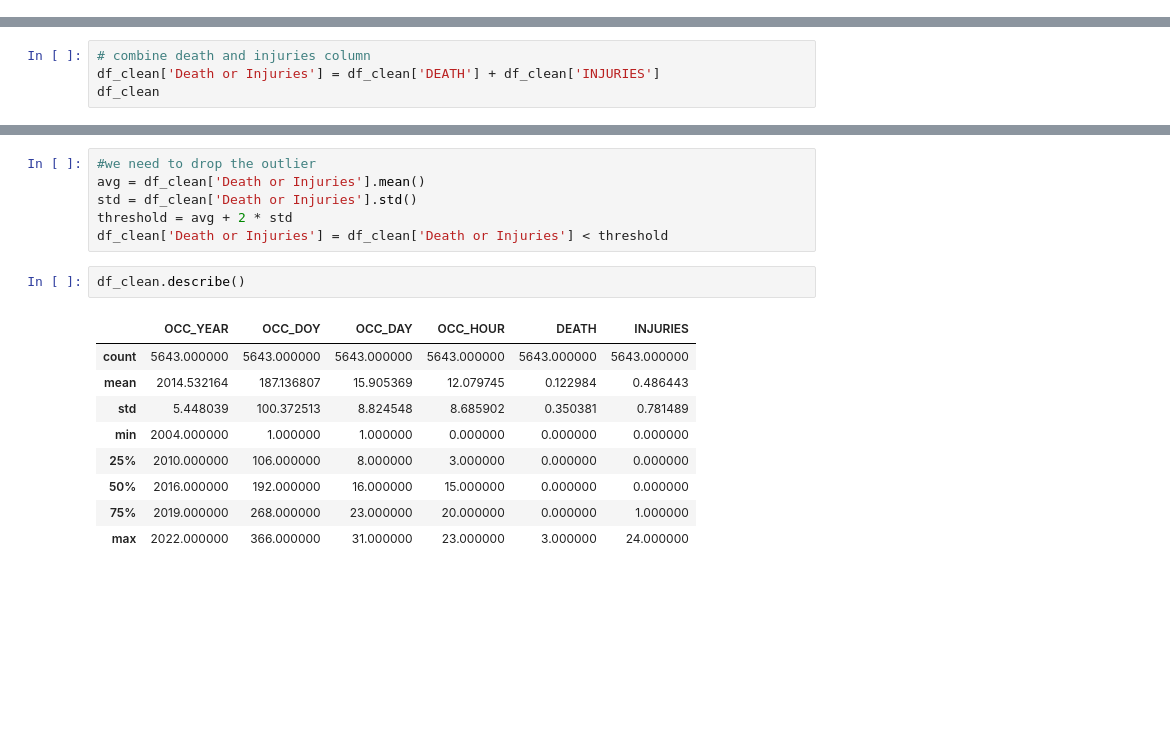
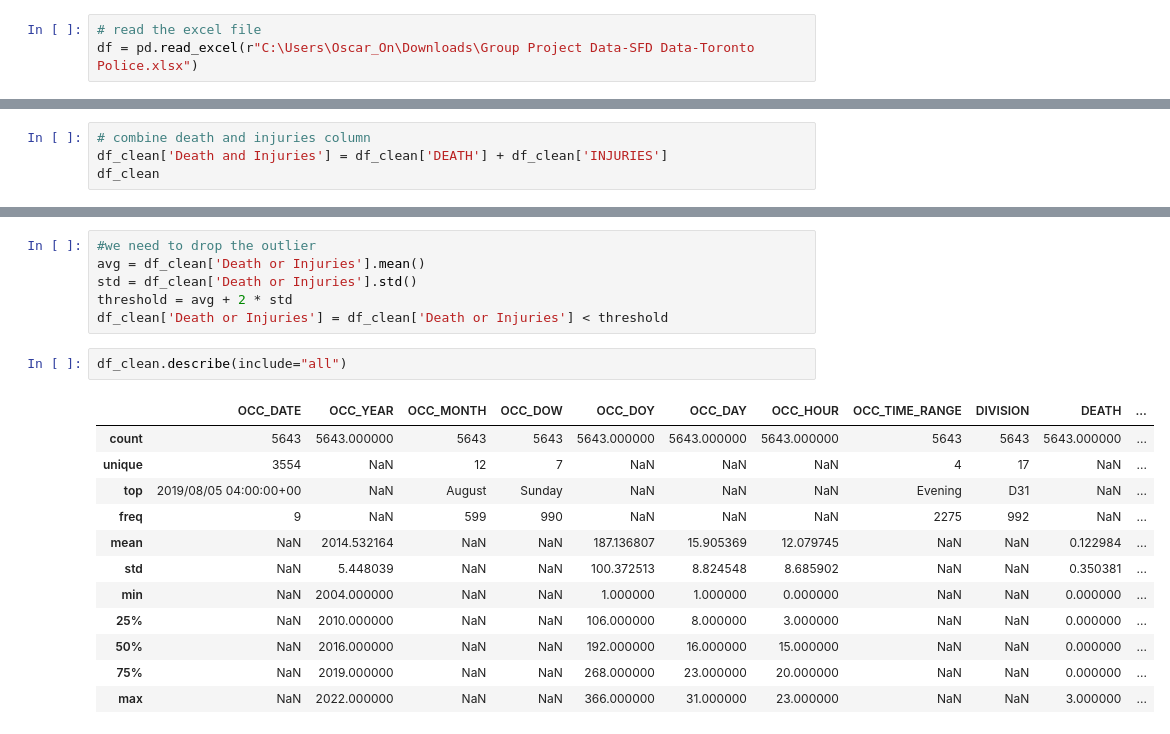
Before and after one commit to kaka5050/MMAI-5000, a Jupyter notebook: Data_cleaning Updated.ipynb, the cells around one changed output, grey strips where cells are left out. Drawn from its saved outputs; the diff is of its cells as text; blank space fills up the shorter version.

```diff
--- a/Data_cleaning Updated.ipynb
+++ b/Data_cleaning Updated.ipynb
@@ -50,0 +7,3 @@ memory usage: 936.4+ KB
+# %%
+# read the excel file
+df = pd.read_excel(r"C:\Users\Oscar_On\Downloads\Group Project Data-SFD Data-Toronto Police.xlsx")
@@ -98,7 +95,7 @@ dtypes: float64(4), int64(7), object(10)
 memory usage: 925.9+ KB
 # %%
 # combine death and injuries column
-df_clean['Death or Injuries'] = df_clean['DEATH'] + df_clean['INJURIES']
+df_clean['Death and Injuries'] = df_clean['DEATH'] + df_clean['INJURIES']
 df_clean
 # %% [output]
 |  | X | Y | OBJECTID | EVENT_UNIQUE_ID | OCC_DATE | OCC_YEAR | OCC_MONTH | OCC_DOW | OCC_DOY | OCC_DAY | ... |
@@ -242,14 +261,17 @@ std = df_clean['Death or Injuries'].std()
 threshold = avg + 2 * std
 df_clean['Death or Injuries'] = df_clean['Death or Injuries'] < threshold
 # %%
-df_clean.describe()
+df_clean.describe(include="all")
 # %% [output]
-|  | OCC_YEAR | OCC_DOY | OCC_DAY | OCC_HOUR | DEATH | INJURIES |
-| count | 5643.000000 | 5643.000000 | 5643.000000 | 5643.000000 | 5643.000000 | 5643.000000 |
-| mean | 2014.532164 | 187.136807 | 15.905369 | 12.079745 | 0.122984 | 0.486443 |
-| std | 5.448039 | 100.372513 | 8.824548 | 8.685902 | 0.350381 | 0.781489 |
-| min | 2004.000000 | 1.000000 | 1.000000 | 0.000000 | 0.000000 | 0.000000 |
-| 25% | 2010.000000 | 106.000000 | 8.000000 | 3.000000 | 0.000000 | 0.000000 |
-| 50% | 2016.000000 | 192.000000 | 16.000000 | 15.000000 | 0.000000 | 0.000000 |
-| 75% | 2019.000000 | 268.000000 | 23.000000 | 20.000000 | 0.000000 | 1.000000 |
-| max | 2022.000000 | 366.000000 | 31.000000 | 23.000000 | 3.000000 | 24.000000 |
+|  | OCC_DATE | OCC_YEAR | OCC_MONTH | OCC_DOW | OCC_DOY | OCC_DAY | OCC_HOUR | OCC_TIME_RANGE | DIVISION | DEATH | ... |
+| count | 5643 | 5643.000000 | 5643 | 5643 | 5643.000000 | 5643.000000 | 5643.000000 | 5643 | 5643 | 5643.000000 | ... |
+| unique | 3554 | NaN | 12 | 7 | NaN | NaN | NaN | 4 | 17 | NaN | ... |
+| top | 2019/08/05 04:00:00+00 | NaN | August | Sunday | NaN | NaN | NaN | Evening | D31 | NaN | ... |
+| freq | 9 | NaN | 599 | 990 | NaN | NaN | NaN | 2275 | 992 | NaN | ... |
+| mean | NaN | 2014.532164 | NaN | NaN | 187.136807 | 15.905369 | 12.079745 | NaN | NaN | 0.122984 | ... |
+| std | NaN | 5.448039 | NaN | NaN | 100.372513 | 8.824548 | 8.685902 | NaN | NaN | 0.350381 | ... |
+| min | NaN | 2004.000000 | NaN | NaN | 1.000000 | 1.000000 | 0.000000 | NaN | NaN | 0.000000 | ... |
+| 25% | NaN | 2010.000000 | NaN | NaN | 106.000000 | 8.000000 | 3.000000 | NaN | NaN | 0.000000 | ... |
+| 50% | NaN | 2016.000000 | NaN | NaN | 192.000000 | 16.000000 | 15.000000 | NaN | NaN | 0.000000 | ... |
+| 75% | NaN | 2019.000000 | NaN | NaN | 268.000000 | 23.000000 | 20.000000 | NaN | NaN | 0.000000 | ... |
+| max | NaN | 2022.000000 | NaN | NaN | 366.000000 | 31.000000 | 23.000000 | NaN | NaN | 3.000000 | ... |
```
Also changed, not shown: parts of 15 cells of this notebook, 1 other file.
